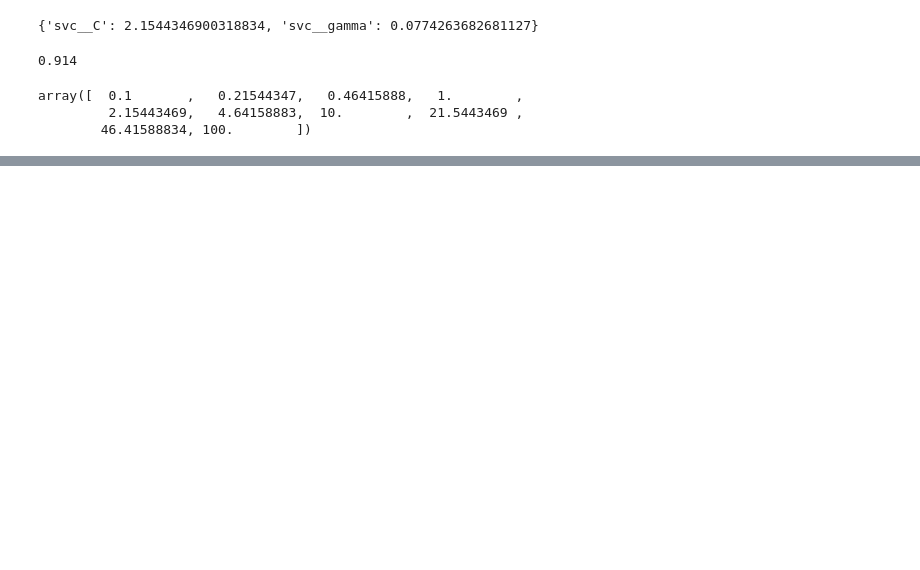
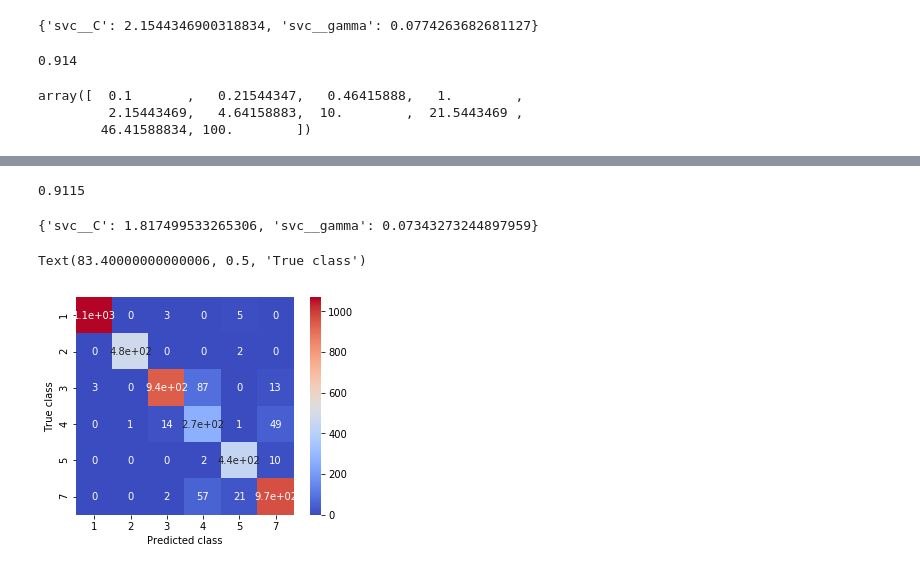
Before and after one commit to piovere/nucnotes, a Jupyter notebook: cosc528/Projects/Project05/03 - Satellite.ipynb, the cells around one changed output, grey strips where cells are left out. Drawn from its saved outputs; the diff is of its cells as text; code cells hidden in the pictures; blank space fills up the shorter version.

```diff
--- a/cosc528/Projects/Project05/03 - Satellite.ipynb
+++ b/cosc528/Projects/Project05/03 - Satellite.ipynb
@@ -109,5 +113,8 @@ array([  0.1       ,   0.21544347,   0.46415888,   1.        ,
 # %%
 very_fine_params = {
     'svc__C': np.linspace(1.0, 4.64158883),
-    'svc__gamma'
+    'svc__gamma': np.linspace(0.04641589, 0.12915497)
 }
+# %%
+gs3 = GridSearchCV(pipeline, param_grid=very_fine_params, cv=5)
+gs3.fit(train[xcols], train[ycol].values.ravel())
@@ -113,0 +137,19 @@ very_fine_params = {
+# %%
+gs3.score(test[xcols], test[ycol].values.ravel())
+# %% [output]
+0.9115
+# %%
+gs3.best_params_
+# %% [output]
+{'svc__C': 1.817499533265306, 'svc__gamma': 0.07343273244897959}
+# %%
+labels = [f'{i}' for i in [1,2,3,4,5,7]]
+sns.heatmap(confusion_matrix(gs3.predict(train[xcols]),
+                             train[ycol]),
+            cmap='coolwarm', square=True, annot=True,
+            xticklabels=labels, yticklabels=labels)
+plt.xlabel("Predicted class")
+plt.ylabel("True class")
+# %% [output]
+Text(83.40000000000006, 0.5, 'True class')
+[figure, added]
```
Also changed, not shown: parts of 14 cells of this notebook.
